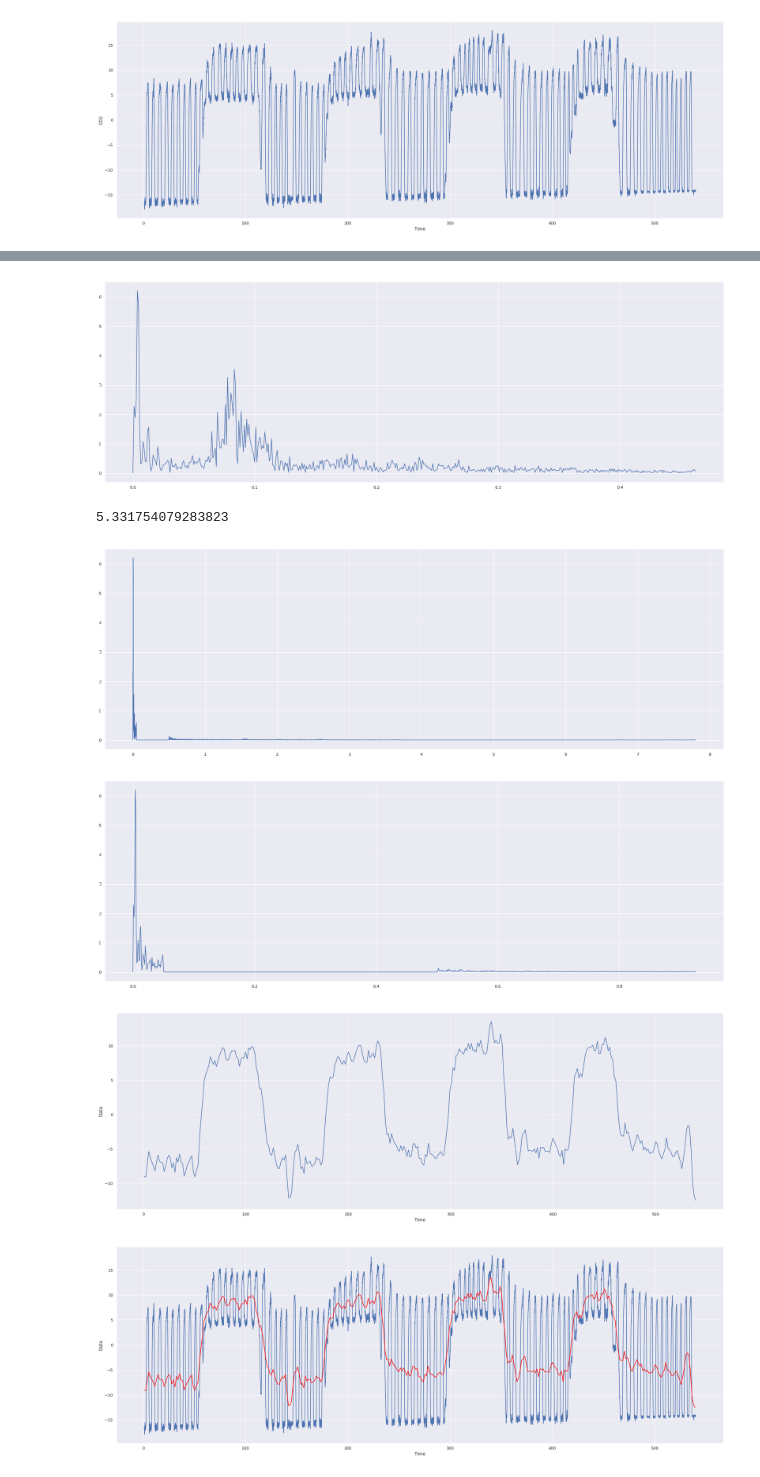
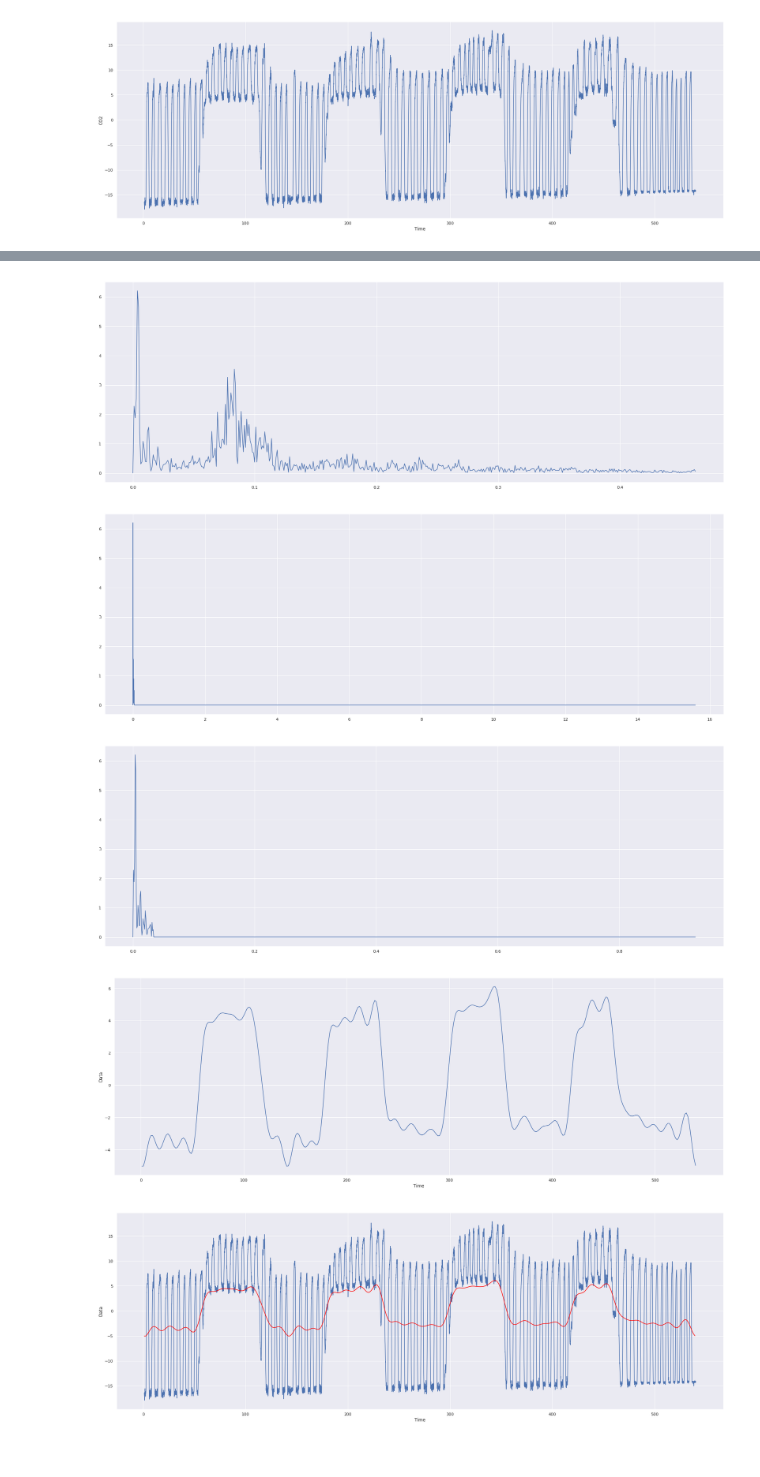
Before and after one commit to jacek257/Project-Chocolate, a Jupyter notebook: Jupyter/Presentation Graphs.ipynb, the cells around one changed output, grey strips where cells are left out. Saved outputs shown, nothing was run; the diff lists cells and outputs as text; code cells hidden in the pictures.

```diff
--- a/Jupyter/Presentation Graphs.ipynb
+++ b/Jupyter/Presentation Graphs.ipynb
@@ -95,9 +95,9 @@ N = len(endTidal)
 spacing = endTidal.Time.max()/N
 freq = np.linspace(0, 1/(2*spacing), N)
 power = fft(endTidal.CO2)
-plottable = (2/N * np.abs(power))[:N//2]
+plottable = (2/N * np.abs(power))
 
-sns.lineplot(x=freq[:N//2], y=plottable)
+sns.lineplot(x=freq, y=plottable)
 plt.show()
 
 sns.lineplot(x=freq[:500], y=plottable[:500])
@@ -114,16 +114,38 @@ for i, f in enumerate(freq):
 
 #if f is between bounds, remove associated power
 # print(12/60, 25/60)
-breath = freq[np.argmax(power[gas_r:N//2]) + gas_r]
-print(breath*60)
+# for i,f in enumerate(freq):
+# #     if f < 2/60:
+# #         final[i] = 0
+#     if (f >= (2/60) and f <= (25/60)):
+#         final[i] = 0
+#         final[-i] = 0
+
+# sns.lineplot(x=freq, y=(2/N * np.abs(final)))
+# plt.show()
+
+# sns.lineplot(x=freq[:1000], y=(2/N * np.abs(final))[:1000])
+# plt.show()
+
+# inverted = ifft(final).real
+# resample_ts = np.arange(endTidal.Time.min(), endTidal.Time.max(), 1.5)
+# resampler = interp.interp1d(endTidal.Time, inverted, fill_value="extrapolate")
+
+# df = pd.DataFrame({'Time' : resample_ts,
+#                    'Data' : resampler(resample_ts)})
+
+# df = trim_edges(df)
+# sns.lineplot(x='Time', y='Data', data=df)
+# plt.show()
+# sns.lineplot(x='Time', y='CO2', data=endTidal)
+# sns.lineplot(x='Time', y='Data', data=df, color='red')
+# plt.show()
+
 for i,f in enumerate(freq):
-#     if f < 2/60:
-#         final[i] = 0
-    if (f >= (3/60) and f <= (30/60)):
+    if (f >= (2/60)):
         final[i] = 0
-        final[-i] = 0
 
-sns.lineplot(x=freq[:N//2], y=(2/N * np.abs(final))[:N//2])
+sns.lineplot(x=freq, y=(2/N * np.abs(final)))
 plt.show()
 
 sns.lineplot(x=freq[:1000], y=(2/N * np.abs(final))[:1000])
@@ -147,6 +169,5 @@ plt.show()
 [figure]
-5.331754079283823
 [figure]
-[figure, old version]
+[figure, new version]
-[figure, old version]
+[figure, new version]
-[figure, old version]
+[figure, new version]
```
Also changed, not shown: parts of 8 cells of this notebook, 2 other files.
